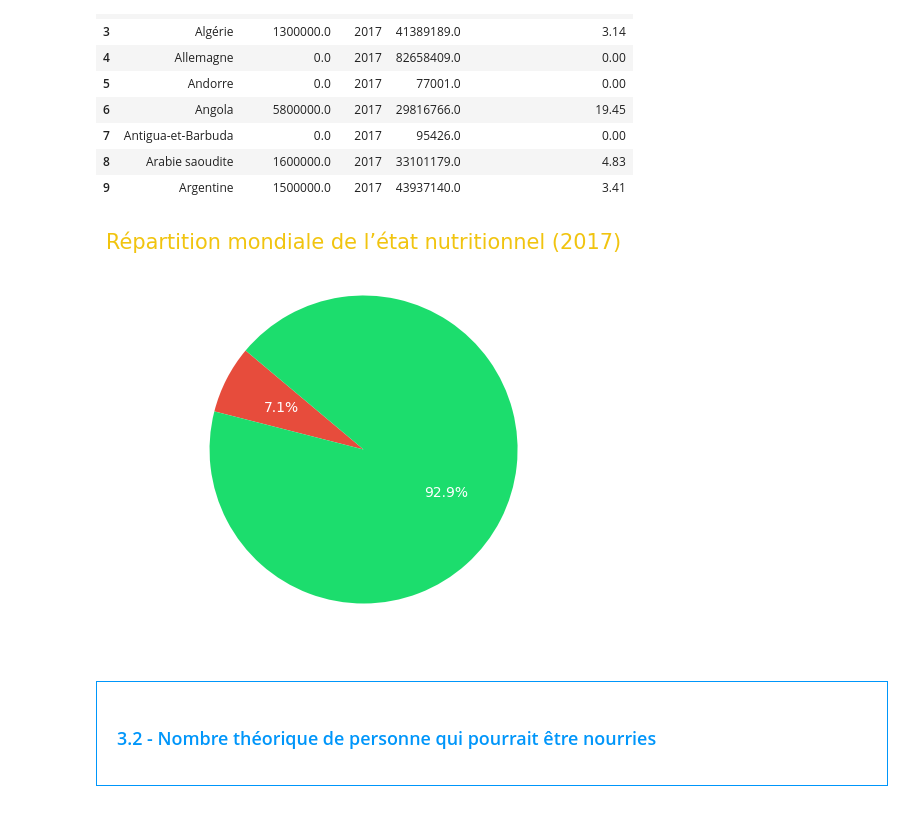
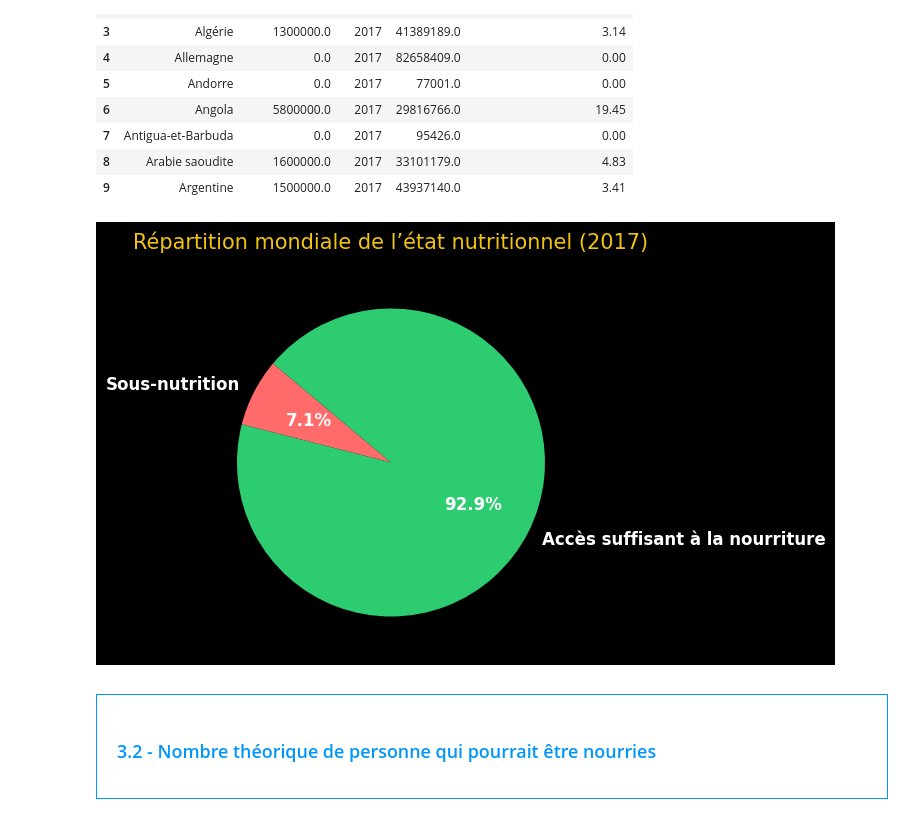
Before and after one commit to Stephane-OC/fao-project, a Jupyter notebook: Food_Security_Analysis_2013_2017.ipynb, the cells around one changed output. Cells and saved outputs as stored; diff of their text form; code cells hidden in the pictures.

Commit message:
fix: update visuals and dark theme export
- Minor formatting adjustments
- Ensured consistent dark theme in PDF export
- Routine cleanup and style check

```diff
--- a/Food_Security_Analysis_2013_2017.ipynb
+++ b/Food_Security_Analysis_2013_2017.ipynb
@@ -538,25 +538,37 @@ display(popu_nutri.head(10))
 | 8 | Arabie saoudite | 1600000.0 | 2017 | 33101179.0 | 4.83 |
 | 9 | Argentine | 1500000.0 | 2017 | 43937140.0 | 3.41 |
 # %%
-# Graphique
+# Graphique - version dark theme 🌙
+import matplotlib.pyplot as plt
 
 # Valeurs globales
 prop_sous_nutrition = 7.13
 prop_bien_nourris = 100 - prop_sous_nutrition
 
+# Configuration du style sombre
+plt.style.use("dark_background")
+
 fig, ax = plt.subplots(figsize=(5, 5))
 ax.pie(
     [prop_sous_nutrition, prop_bien_nourris],
     labels=["Sous-nutrition", "Accès suffisant à la nourriture"],
-    colors=["#e74c3c", "#1cdd6d"],
-    autopct='%1.1f%%',
+    colors=["#ff6b6b", "#2ecc71"],  # rouge doux / vert vif
+    autopct="%1.1f%%",
     startangle=140,
-    textprops={'color': "white"}
+    textprops={'color': 'white', 'fontsize': 12, 'weight': 'bold'}
 )
-ax.set_title("Répartition mondiale de l’état nutritionnel (2017)", color="#f1c40f", fontsize=15)
+
+# Titre avec couleur dorée
+ax.set_title(
+    "Répartition mondiale de l’état nutritionnel (2017)",
+    color="#f1c40f",
+    fontsize=15,
+    pad=15
+)
+
 plt.show()
 # %% [output]
-[figure, old version]
+[figure, new version]
 # %% [markdown]
 <a id="etape3_2"></a>
 <div style="border: 1px solid RGB(0,150,250);">
```
Also changed, not shown: parts of 2 cells of this notebook, 2 other files.
